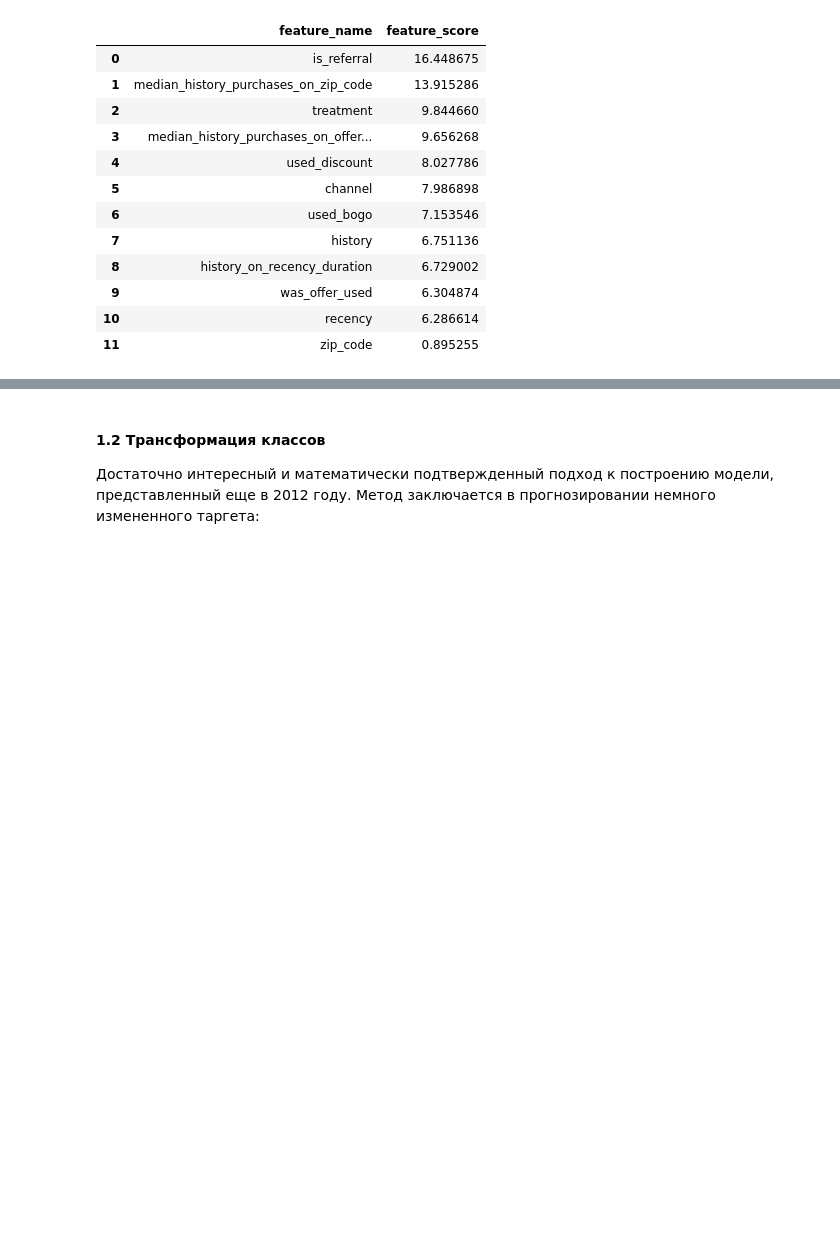
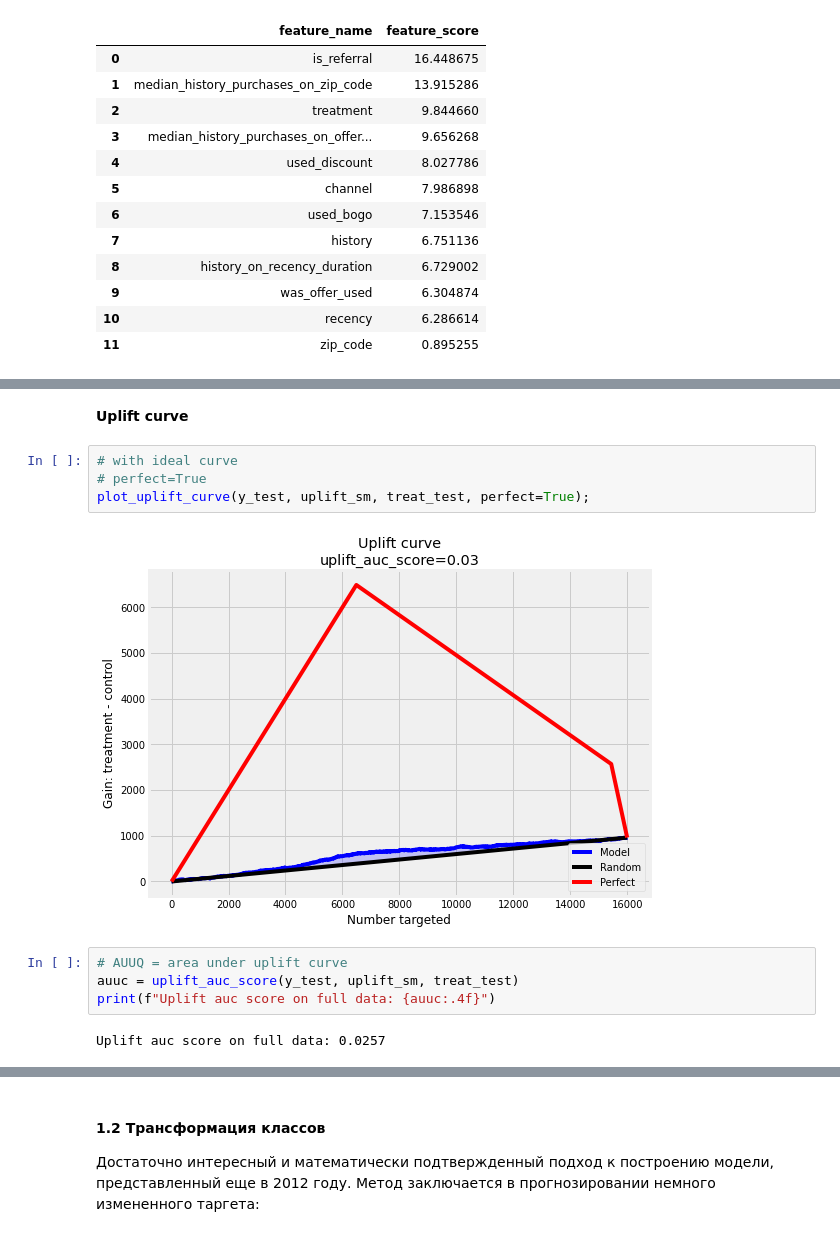
Before and after one commit to Mike-Orlov/geekbrains_machine_learning_in_business, a Jupyter notebook: lesson_4/hw_4_colab.ipynb, the cells around one changed output, grey strips where cells are left out. Cells and saved outputs as stored; diff of their text form; blank space fills up the shorter version.

```diff
--- a/lesson_4/hw_4_colab.ipynb
+++ b/lesson_4/hw_4_colab.ipynb
@@ -323,0 +381,14 @@ sm_fi
+# %% [markdown]
+**Uplift curve**
+# %%
+# with ideal curve
+# perfect=True
+plot_uplift_curve(y_test, uplift_sm, treat_test, perfect=True);
+# %% [output]
+[figure, added]
+# %%
+# AUUQ = area under uplift curve
+auuc = uplift_auc_score(y_test, uplift_sm, treat_test)
+print(f"Uplift auc score on full data: {auuc:.4f}")
+# %% [output]
+Uplift auc score on full data: 0.0257
```
Also changed, not shown: parts of 16 cells of this notebook.
